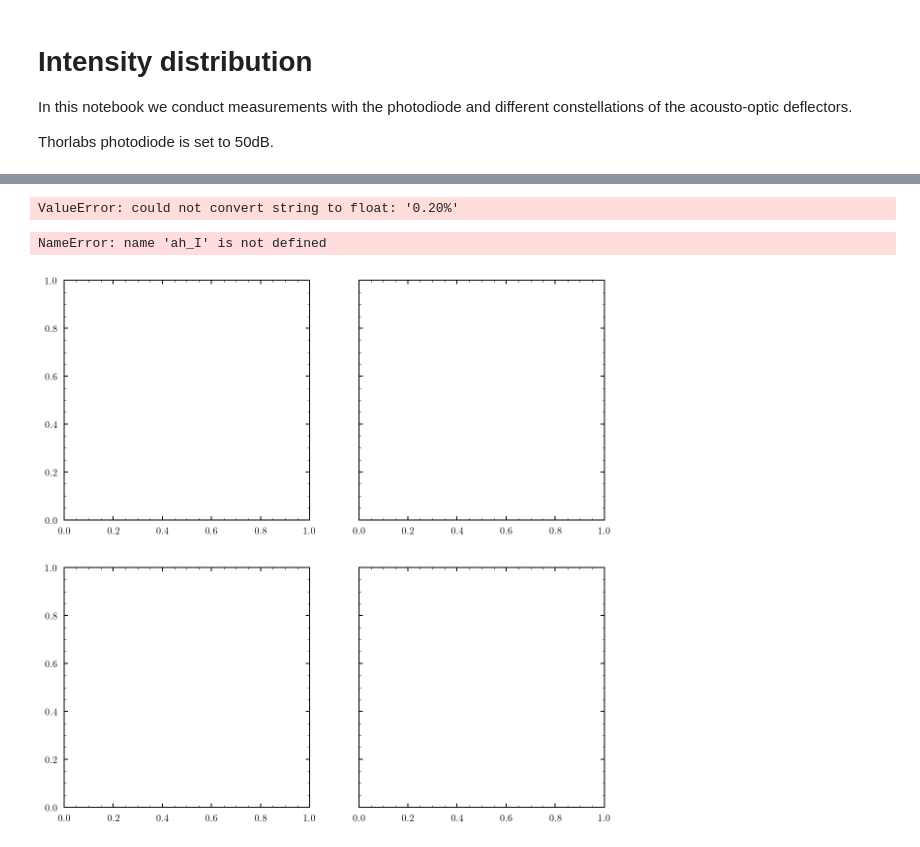
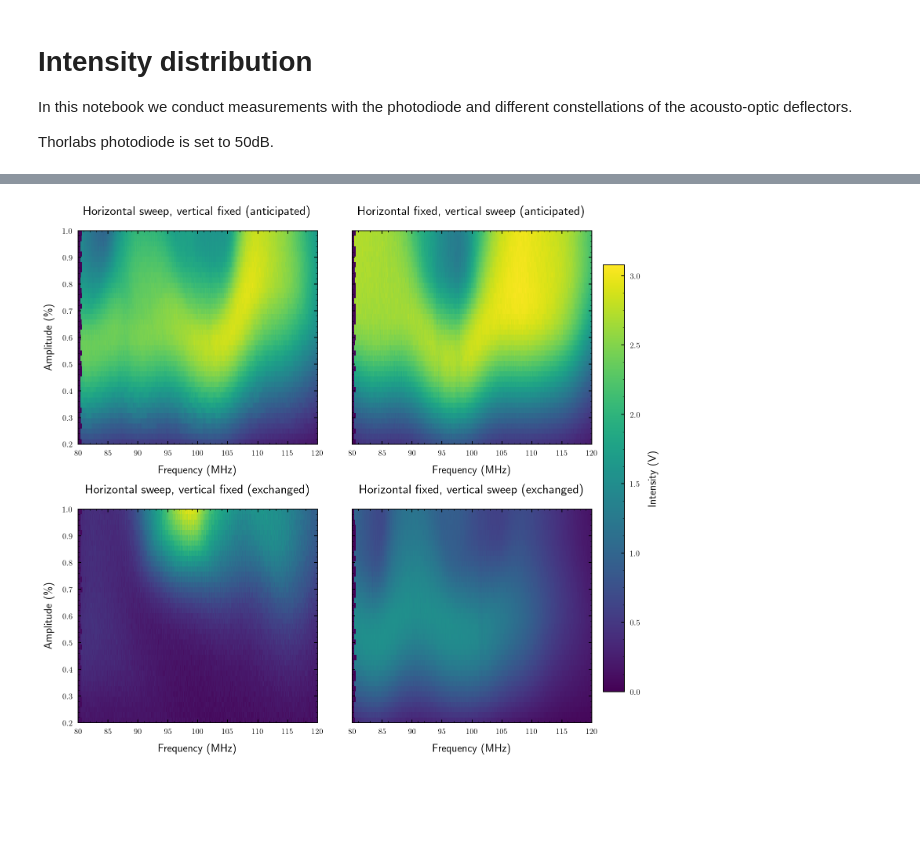
Before and after one commit to bodokaiser/bachelor-thesis, a Jupyter notebook: notebook/evaluation/intensity-distribution.ipynb, the cells around one changed output, grey strips where cells are left out. Saved outputs shown, nothing was run; the diff lists cells and outputs as text; code cells hidden in the pictures; blank space fills up the shorter version.

Commit message:
added more figures for intensity measurement

```diff
--- a/notebook/evaluation/intensity-distribution.ipynb
+++ b/notebook/evaluation/intensity-distribution.ipynb
@@ -22,6 +22,24 @@ def to_intensity_matrix(df):
     M = df[[c for c in df.columns if c.startswith('voltage')]].values
 
     return df.frequency.values, np.array(U), M
+
+def to_intensity_matrix2(df):
+    df = df[(df.time > 0) & (df.time < T)]
+    df['frequency'] = f0 + (f1 - f0) * df.time / T
+
+    U = [float(c.split('@')[-1].split('%')[0]) for c in df.columns if c.startswith('voltage')]
+    M = df[[c for c in df.columns if c.startswith('voltage')]].values
+
+    return df.frequency.values, np.array(U), M
+
+def to_intensity_matrix3(df):
+    df = df[(df.time > 0) & (df.time < T)]
+    df['frequency'] = f0 + (f1 - f0) * df.time / T
+
+    U = [float(c.split('@')[-1].split('MHz')[0])*1e6 for c in df.columns if c.startswith('voltage')]
+    M = df[[c for c in df.columns if c.startswith('voltage')]].values
+
+    return df.frequency.values, np.array(U), M
 # %%
 hh = pd.read_hdf(os.path.join(datadir, 'unpaired-amplitude.h5'), 'horizontal_element_horizontal_socket')
 hv = pd.read_hdf(os.path.join(datadir, 'unpaired-amplitude.h5'), 'horizontal_element_vertical_socket')
@@ -77,12 +95,10 @@ a_vsweep = pd.read_hdf(os.path.join(datadir, 'anticipated-amplitude.h5'), 'vswee
 a_hsweep_ex = pd.read_hdf(os.path.join(datadir, 'exchanged-amplitude.h5'), 'hsweep')
 a_vsweep_ex = pd.read_hdf(os.path.join(datadir, 'exchanged-amplitude.h5'), 'vsweep')
 
-ah_f, ah_U, ah_I = to_intensity_matrix(a_hsweep)
-av_f, av_U, av_I = to_intensity_matrix(a_vsweep)
-aeh_f, aeh_U, aeh_I = to_intensity_matrix(a_hsweep_ex)
-aev_f, aev_U, aev_I = to_intensity_matrix(a_vsweep_ex)
+ah_f, ah_U, ah_I = to_intensity_matrix2(a_hsweep)
+av_f, av_U, av_I = to_intensity_matrix2(a_vsweep)
+aeh_f, aeh_U, aeh_I = to_intensity_matrix2(a_hsweep_ex)
+aev_f, aev_U, aev_I = to_intensity_matrix2(a_vsweep_ex)
-# %% [output]
-ValueError: could not convert string to float: '0.20%'
 # %%
 fig, axes = plt.subplots(nrows=2, ncols=2, figsize=(10, 10), sharey=True)
 
@@ -90,35 +106,34 @@ vmin = np.min([ah_I.min(), av_I.min(), aeh_I.min(), aev_I.min()])
 vmax = np.max([ah_I.max(), av_I.max(), aeh_I.max(), aev_I.max()])
 
 axes = axes.flatten()
 
 axes[0].set_title('Horizontal sweep, vertical fixed (anticipated)')
 axes[0].set_xlabel('Frequency (MHz)')
 axes[0].set_ylabel('Amplitude (\%)')
 axes[0].imshow(np.rot90(ah_I), aspect='auto', vmin=vmin, vmax=vmax,
     extent=[ah_f.min() / 1e6, ah_f.max() / 1e6, ah_U.min(), ah_U.max()])
 
 axes[1].set_title('Horizontal fixed, vertical sweep (anticipated)')
 axes[1].set_xlabel('Frequency (MHz)')
 axes[1].imshow(np.rot90(av_I), aspect='auto', vmin=vmin, vmax=vmax,
     extent=[av_f.min() / 1e6, av_f.max() / 1e6, av_U.min(), av_U.max()])
 
-axes[2].set_title('Vertical AOD in horizontal socket')
+axes[2].set_title('Horizontal sweep, vertical fixed (exchanged)')
 axes[2].set_xlabel('Frequency (MHz)')
 axes[2].set_ylabel('Amplitude (\%)')
 axes[2].imshow(np.rot90(aeh_I), aspect='auto',# vmin=vmin, vmax=vmax,
     extent=[aeh_f.min() / 1e6, aeh_f.max() / 1e6, aeh_U.min(), aeh_U.max()])
 
-axes[3].set_title('Vertical AOD in vertical socket')
+axes[3].set_title('Horizontal fixed, vertical sweep (exchanged)')
 axes[3].set_xlabel('Frequency (MHz)')
 im = axes[3].imshow(np.rot90(aev_I), aspect='auto', vmin=vmin, vmax=vmax,
     extent=[aev_f.min() / 1e6, aev_f.max() / 1e6, aev_U.min(), aev_U.max()])
 
 fig.subplots_adjust(right=1.16)
 fig.colorbar(im, ax=list(axes), label='Intensity (V)')
 fig.tight_layout()
-fig.savefig(os.path.join(figuredir, 'paried-anticipated-amplitude.pdf'), )
+fig.savefig(os.path.join(figuredir, 'paired-amplitude.pdf'))
 
 plt.show()
 # %% [output]
-NameError: name 'ah_I' is not defined
-[figure, old version]
+[figure, new version]
```
Also changed, not shown: parts of 6 cells of this notebook, 6 other files.
